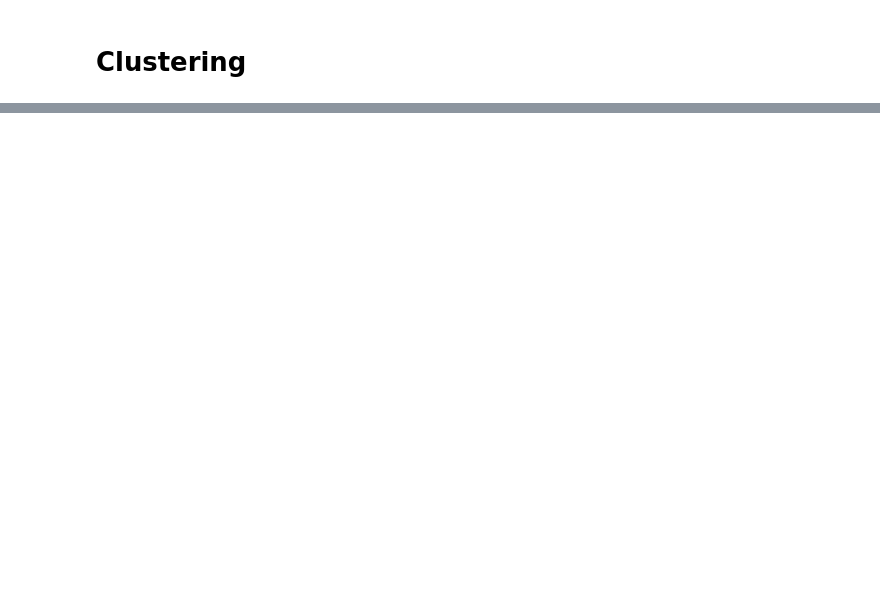
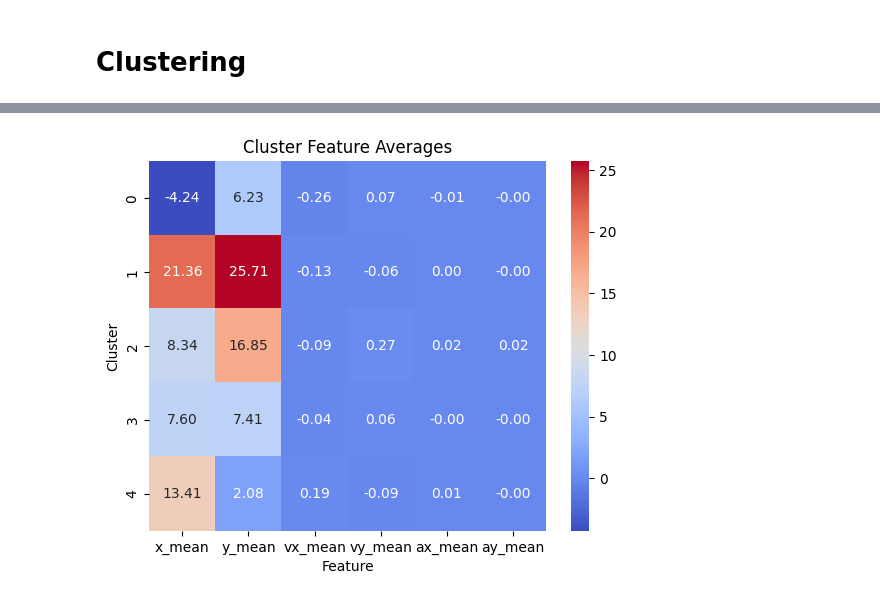
Before and after one commit to kfragkedaki/Pedestrian_Project, a Jupyter notebook: test.ipynb, the cells around one changed output, grey strips where cells are left out. Drawn from its saved outputs; the diff is of its cells as text; code cells hidden in the pictures; blank space fills up the shorter version.

```diff
--- a/test.ipynb
+++ b/test.ipynb
@@ -155,0 +228,11 @@ pd.set_option('display.max_columns', None)
+# %%
+import seaborn as sns
+
+# Assuming cluster_means is your DataFrame with clusters as rows and features as columns
+sns.heatmap(cluster_means, annot=True, cmap='coolwarm', fmt=".2f")
+plt.title('Cluster Feature Averages')
+plt.xlabel('Feature')
+plt.ylabel('Cluster')
+plt.show()
+# %% [output]
+[figure, added]
```
Also changed, not shown: parts of 24 cells of this notebook.
